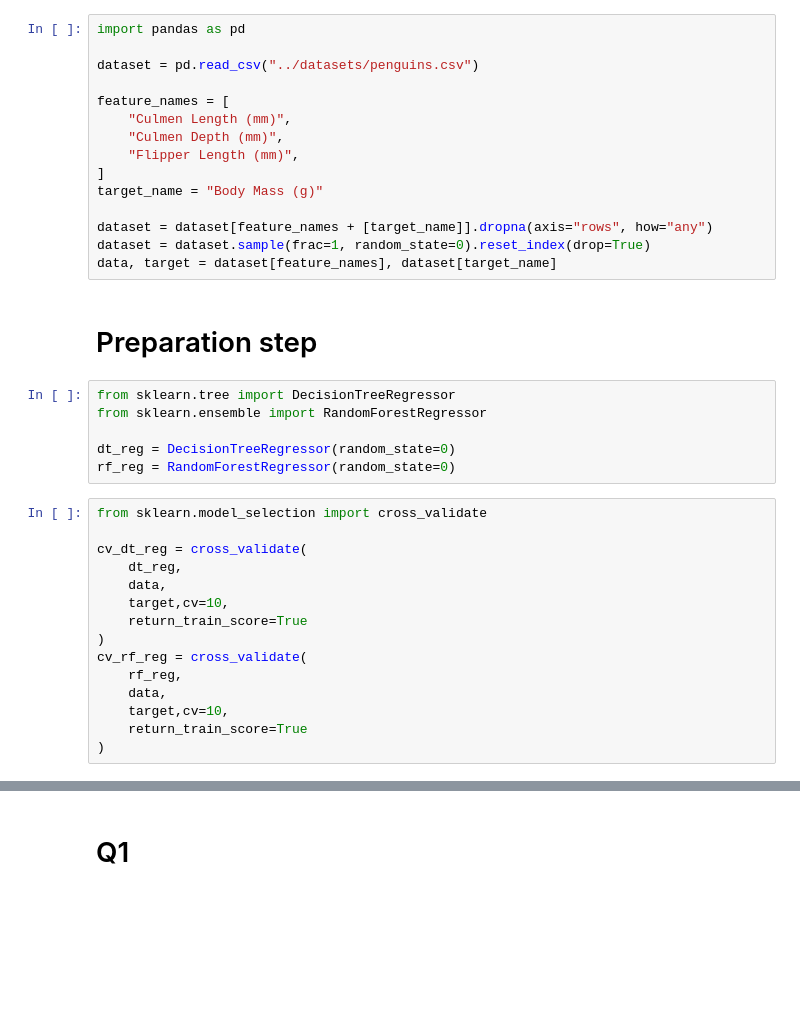
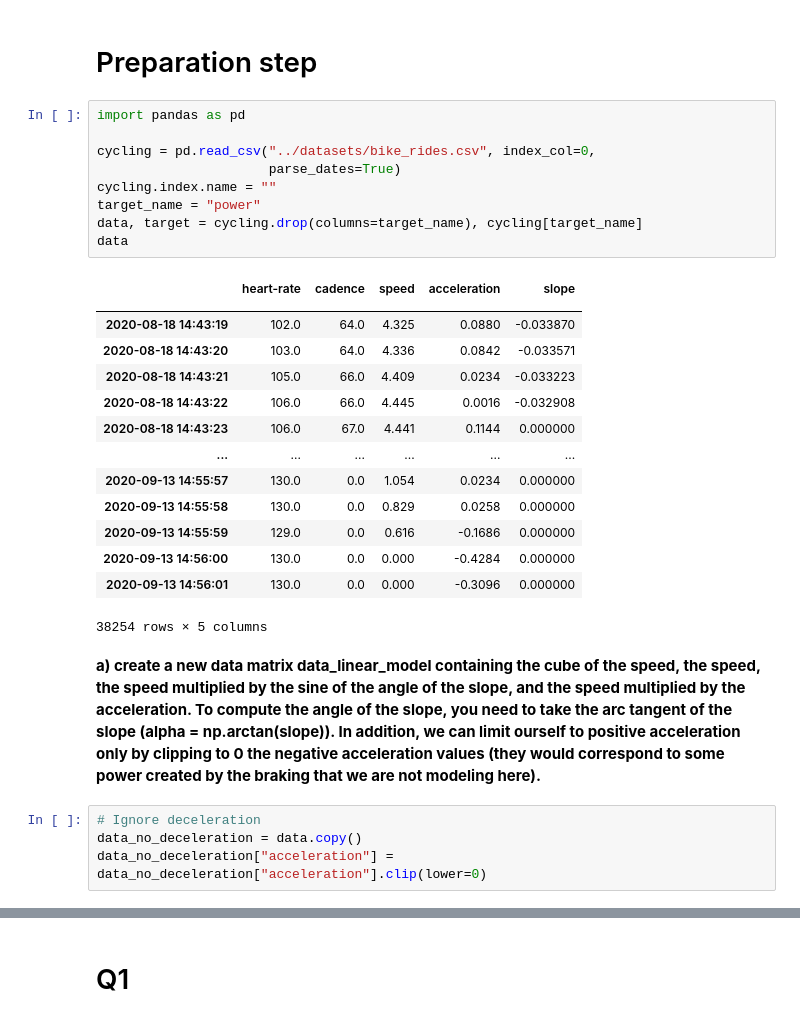
Before and after one commit to aymen-elo/scikit-learn-mooc, a Jupyter notebook: notebooks/_wrap_up_quiz_7.ipynb, the cells around one changed output, grey strips where cells are left out. Cells and saved outputs as stored; diff of their text form; blank space fills up the shorter version.

```diff
--- a/notebooks/_wrap_up_quiz_7.ipynb
+++ b/notebooks/_wrap_up_quiz_7.ipynb
@@ -1,38 +1,32 @@
-# %%
-import pandas as pd
-
-dataset = pd.read_csv("../datasets/penguins.csv")
-
-feature_names = [
-    "Culmen Length (mm)",
-    "Culmen Depth (mm)",
-    "Flipper Length (mm)",
-]
-target_name = "Body Mass (g)"
-
-dataset = dataset[feature_names + [target_name]].dropna(axis="rows", how="any")
-dataset = dataset.sample(frac=1, random_state=0).reset_index(drop=True)
-data, target = dataset[feature_names], dataset[target_name]
 # %% [markdown]
 # Preparation step
-# %%
-from sklearn.tree import DecisionTreeRegressor
-from sklearn.ensemble import RandomForestRegressor
-
-dt_reg = DecisionTreeRegressor(random_state=0)
-rf_reg = RandomForestRegressor(random_state=0)
-# %%
-from sklearn.model_selection import cross_validate
-
-cv_dt_reg = cross_validate(
-    dt_reg,
-    data,
-    target,cv=10,
-    return_train_score=True
-)
-cv_rf_reg = cross_validate(
-    rf_reg,
-    data,
-    target,cv=10,
-    return_train_score=True
-)
+# %%
+import pandas as pd
+
+cycling = pd.read_csv("../datasets/bike_rides.csv", index_col=0,
+                      parse_dates=True)
+cycling.index.name = ""
+target_name = "power"
+data, target = cycling.drop(columns=target_name), cycling[target_name]
+data
+# %% [output]
+|  | heart-rate | cadence | speed | acceleration | slope |
+|  |  |  |  |  |  |
+| 2020-08-18 14:43:19 | 102.0 | 64.0 | 4.325 | 0.0880 | -0.033870 |
+| 2020-08-18 14:43:20 | 103.0 | 64.0 | 4.336 | 0.0842 | -0.033571 |
+| 2020-08-18 14:43:21 | 105.0 | 66.0 | 4.409 | 0.0234 | -0.033223 |
+| 2020-08-18 14:43:22 | 106.0 | 66.0 | 4.445 | 0.0016 | -0.032908 |
+| 2020-08-18 14:43:23 | 106.0 | 67.0 | 4.441 | 0.1144 | 0.000000 |
+| ... | ... | ... | ... | ... | ... |
+| 2020-09-13 14:55:57 | 130.0 | 0.0 | 1.054 | 0.0234 | 0.000000 |
+| 2020-09-13 14:55:58 | 130.0 | 0.0 | 0.829 | 0.0258 | 0.000000 |
+| 2020-09-13 14:55:59 | 129.0 | 0.0 | 0.616 | -0.1686 | 0.000000 |
+| 2020-09-13 14:56:00 | 130.0 | 0.0 | 0.000 | -0.4284 | 0.000000 |
+| 2020-09-13 14:56:01 | 130.0 | 0.0 | 0.000 | -0.3096 | 0.000000 |
+38254 rows × 5 columns
+# %% [markdown]
+**a) create a new data matrix data_linear_model containing the cube of the speed, the speed, the speed multiplied by the sine of the angle of the slope, and the speed multiplied by the acceleration. To compute the angle of the slope, you need to take the arc tangent of the slope (alpha = np.arctan(slope)). In addition, we can limit ourself to positive acceleration only by clipping to 0 the negative acceleration values (they would correspond to some power created by the braking that we are not modeling here).**
+# %%
+# Ignore deceleration
+data_no_deceleration = data.copy()
+data_no_deceleration["acceleration"] = data_no_deceleration["acceleration"].clip(lower=0)
```
Also changed, not shown: parts of 57 cells of this notebook.
